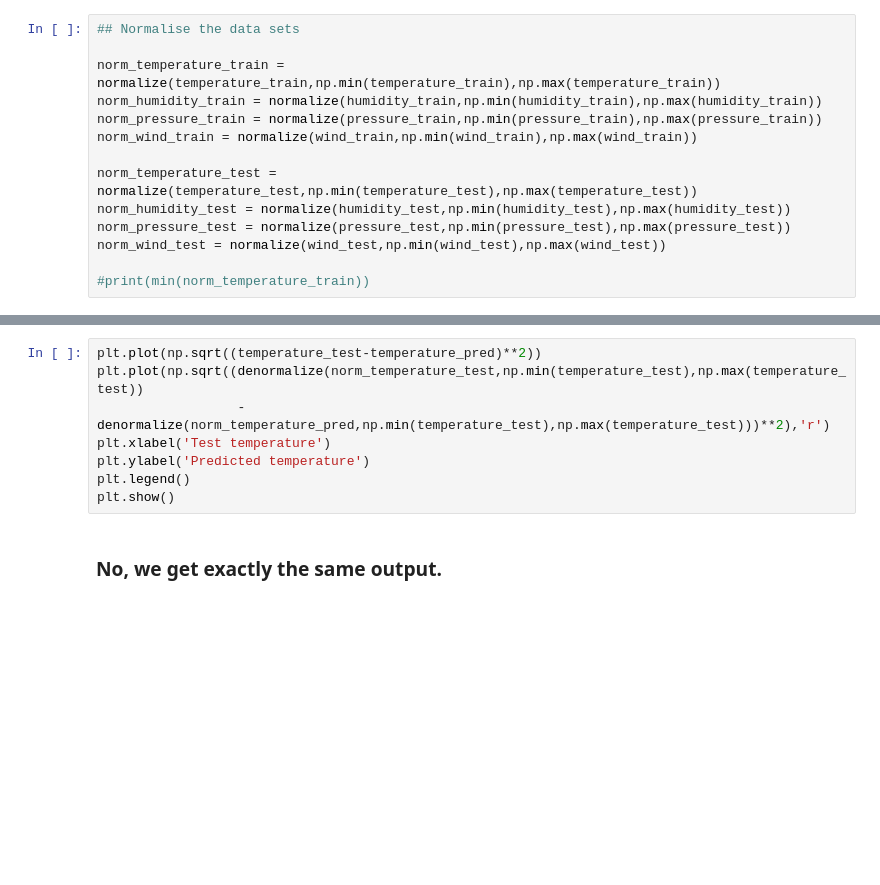
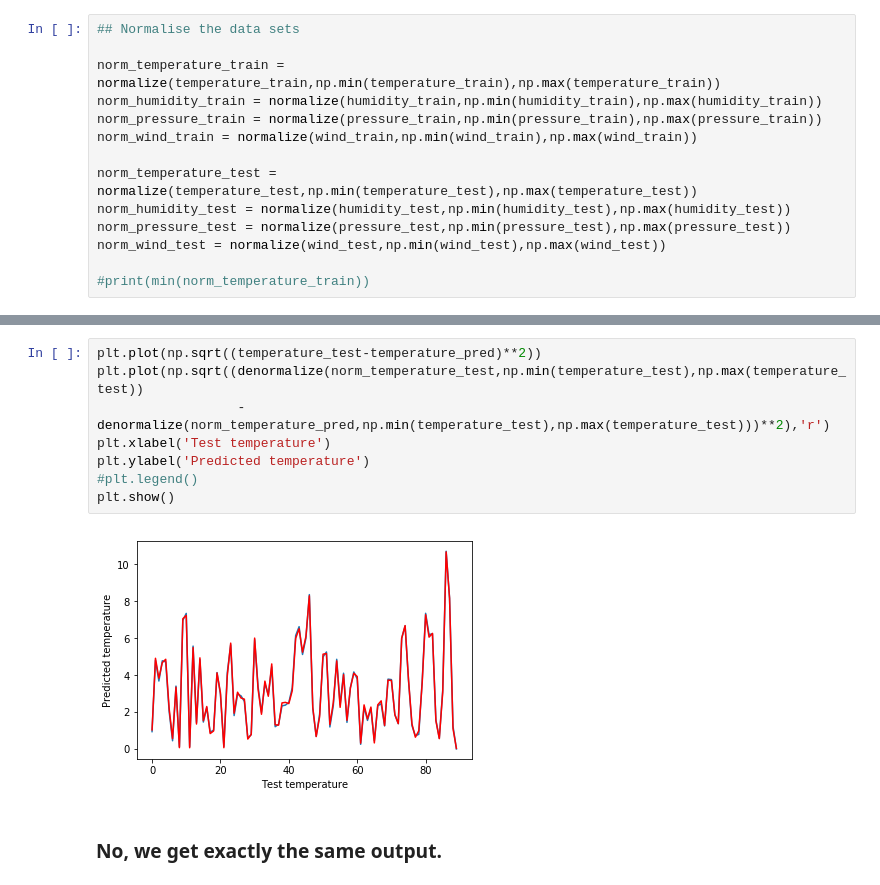
Before and after one commit to par15/metoffice_mini_project, a Jupyter notebook: our_pretty_notebook.ipynb, the cells around one changed output, grey strips where cells are left out. Cells and saved outputs as stored; diff of their text form; blank space fills up the shorter version.

```diff
--- a/our_pretty_notebook.ipynb
+++ b/our_pretty_notebook.ipynb
@@ -276,11 +324,13 @@ plt.show()
 # %%
 plt.plot(np.sqrt((temperature_test-temperature_pred)**2))
 plt.plot(np.sqrt((denormalize(norm_temperature_test,np.min(temperature_test),np.max(temperature_test))
                   -denormalize(norm_temperature_pred,np.min(temperature_test),np.max(temperature_test)))**2),'r')
 plt.xlabel('Test temperature')
 plt.ylabel('Predicted temperature')
-plt.legend()
+#plt.legend()
 plt.show()
+# %% [output]
+[figure, added]
 # %% [markdown]
 ### No, we get exactly the same output.
 # %% [markdown]
```
Also changed, not shown: parts of 23 cells of this notebook.
